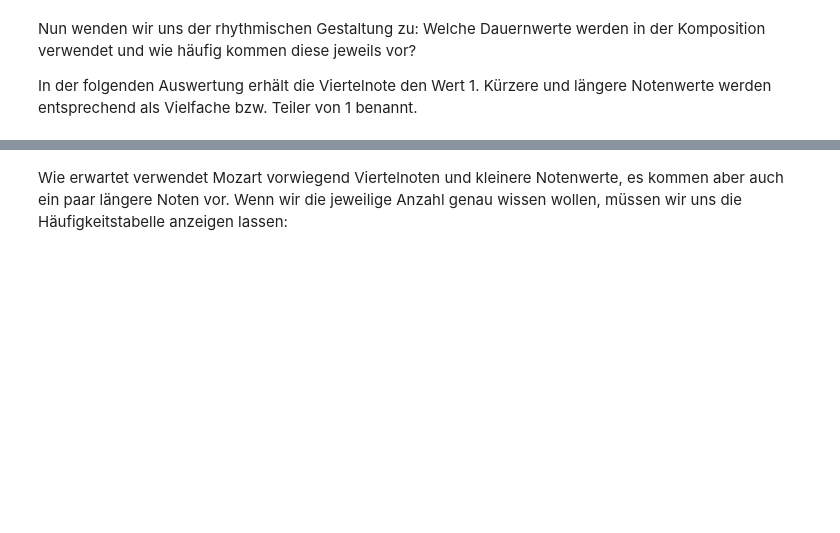
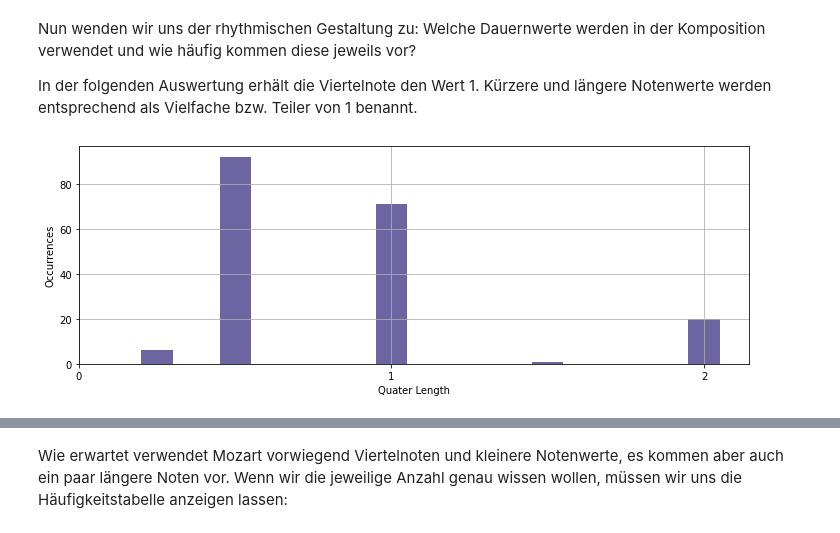
Before and after one commit to Christon-Ragavan/CAMAT, a Jupyter notebook: music_xml_parser/ipynb/01_11_CAMAT_Basics_Part2_Statistics.ipynb, the cells around one changed output, grey strips where cells are left out. Cells and saved outputs as stored; diff of their text form; code cells hidden in the pictures; blank space fills up the shorter version.

```diff
--- a/music_xml_parser/ipynb/01_11_CAMAT_Basics_Part2_Statistics.ipynb
+++ b/music_xml_parser/ipynb/01_11_CAMAT_Basics_Part2_Statistics.ipynb
@@ -372,5 +377,8 @@ Nun wenden wir uns der rhythmischen Gestaltung zu: Welche Dauernwerte werden in
 
 In der folgenden Auswertung erhält die Viertelnote den Wert 1. Kürzere und längere Notenwerte werden entsprechend als Vielfache bzw. Teiler von 1 benannt.
 # %%
+filter_dict_ql = {'PartID':'1-2'}
 quarter_dur_hist = mp.analyse.quarterlength_duration_histogram(m_df,
                                                                do_plot=True)
+# %% [output]
+[figure, added]
```
Also changed, not shown: parts of 25 cells of this notebook, 4 other files.
